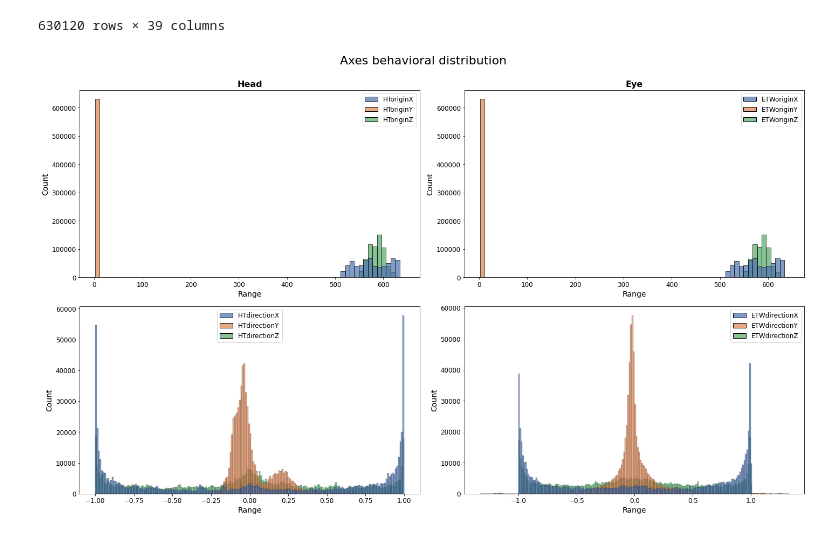
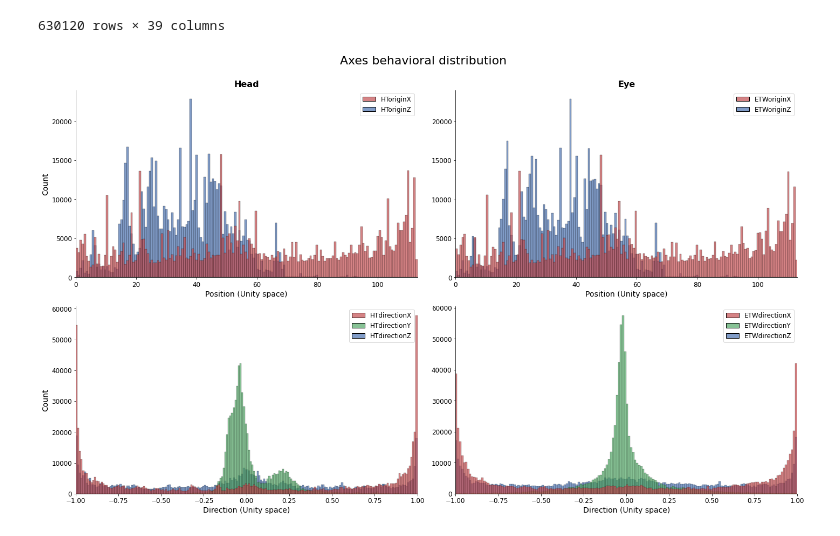
Before and after one commit to JohnMadrid/VillageBehavioralWalk, a Jupyter notebook: eye_head_comparison.ipynb, the cells around one changed output. Saved outputs shown, nothing was run; the diff lists cells and outputs as text; code cells hidden in the pictures.

```diff
--- a/eye_head_comparison.ipynb
+++ b/eye_head_comparison.ipynb
@@ -337,8 +359,12 @@ df
 | 651364 | 163654 | 2806.980 | -0.349532 | 0.084078 | -0.934805 | 527.39500 | 2.039536 | 593.38130 | ... |
 | 651365 | 163655 | 2806.992 | -0.322776 | 0.063792 | -0.945271 | 527.39465 | 2.039790 | 593.38210 | ... |
 630120 rows × 39 columns
-# %%
-vis_count_distr(df, include_eye_local=False, save=False)
-# %% [output]
-[figure, removed]
+# %%
+# origins and directions distribution
+# normalize origins to start from zero
+df_origins =  origins_from_zero(df)
+# the Y-axis was excluded since it remains invariant; subjects are sitting on a spinning chair
+vis_count_distr(df_origins, include_eye_local=False, save=False)
+# %% [output]
+[figure, added]
 # %%
```
Also changed, not shown: parts of 10 cells of this notebook.
